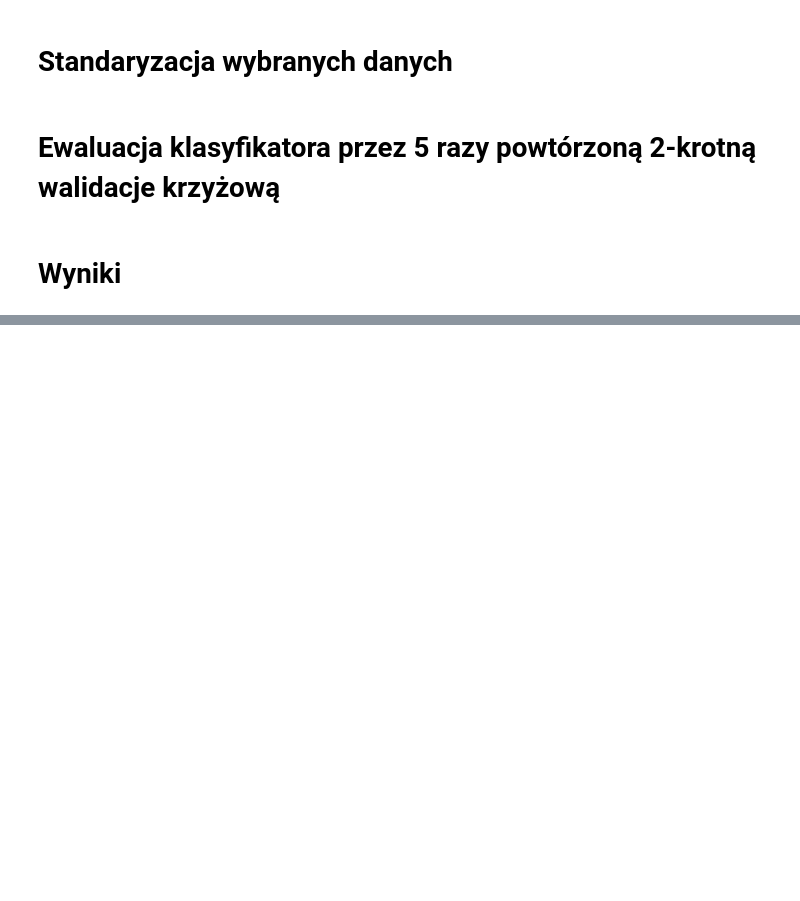
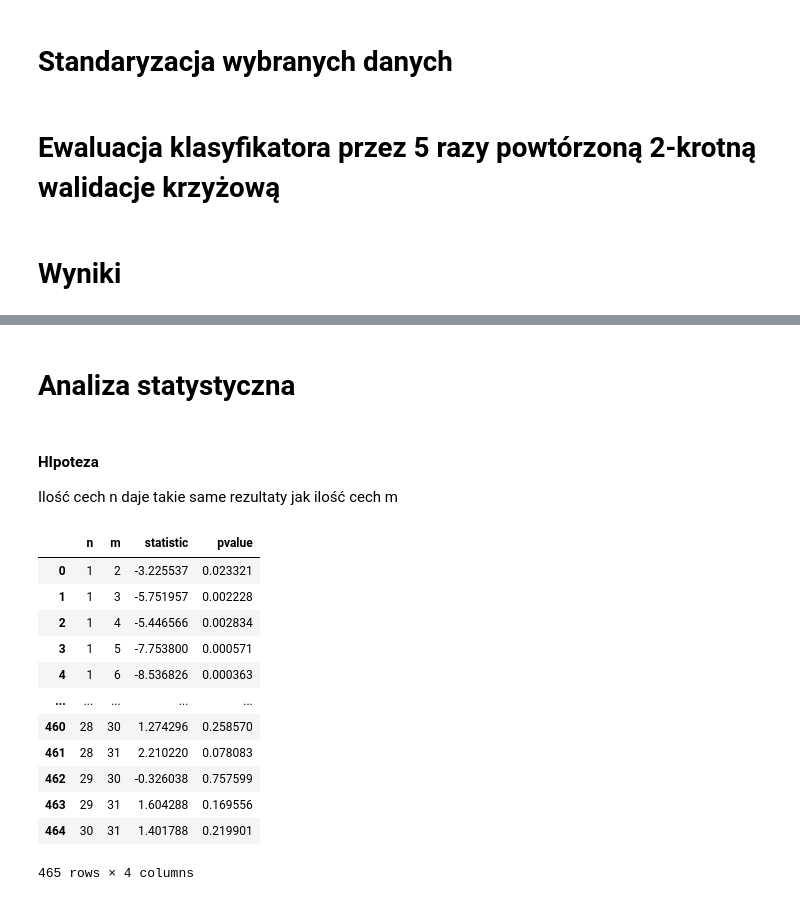
Before and after one commit to eqitor/kNN_dying_liver, a Jupyter notebook: Ranking Cech.ipynb, the cells around one changed output, grey strips where cells are left out. Saved outputs shown, nothing was run; the diff lists cells and outputs as text; code cells hidden in the pictures; blank space fills up the shorter version.

```diff
--- a/Ranking Cech.ipynb
+++ b/Ranking Cech.ipynb
@@ -270,0 +310,49 @@ plt.show()
+# %% [markdown]
+# Analiza statystyczna
+# %% [markdown]
+#### HIpoteza
+Ilość cech n daje takie same rezultaty jak ilość cech m
+# %%
+from scipy import stats
+
+# wyniki
+stat_result = []
+
+# wybór pierwszej ilości cech
+for n in range(1, rank_range):
+    # dokładnośći dla ilości cech równej n
+    n_features_data = results_df.loc[results_df['Liczba cech'] == n]['Dokładność']
+
+    # wybór drugiej ilośći cech
+    for m in range(1, rank_range):
+
+        # pomijanie tych samych przypadków
+        if m <= n:
+            continue
+
+        # dokładnośći dla ilości cech równej m
+        m_features_data = results_df.loc[results_df['Liczba cech'] == m]['Dokładność']
+
+        # obliczona wartość
+        result = stats.ttest_rel(n_features_data, m_features_data)
+
+        # dodanie do tablicy
+        stat_result.append([n, m, result.statistic, result.pvalue])
+# %%
+# wyświetlenie wyników
+stat_result_df = pd.DataFrame(stat_result, columns=['n', 'm', 'statistic', 'pvalue'])
+stat_result_df
+# %% [output]
+|  | n | m | statistic | pvalue |
+| 0 | 1 | 2 | -3.225537 | 0.023321 |
+| 1 | 1 | 3 | -5.751957 | 0.002228 |
+| 2 | 1 | 4 | -5.446566 | 0.002834 |
+| 3 | 1 | 5 | -7.753800 | 0.000571 |
+| 4 | 1 | 6 | -8.536826 | 0.000363 |
+| ... | ... | ... | ... | ... |
+| 460 | 28 | 30 | 1.274296 | 0.258570 |
+| 461 | 28 | 31 | 2.210220 | 0.078083 |
+| 462 | 29 | 30 | -0.326038 | 0.757599 |
+| 463 | 29 | 31 | 1.604288 | 0.169556 |
+| 464 | 30 | 31 | 1.401788 | 0.219901 |
+465 rows × 4 columns
```
Also changed, not shown: parts of 3 cells of this notebook, 1 other file.
